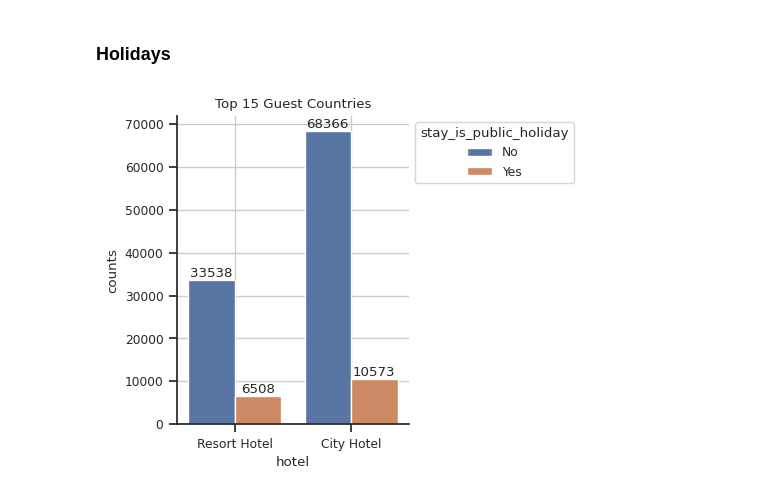
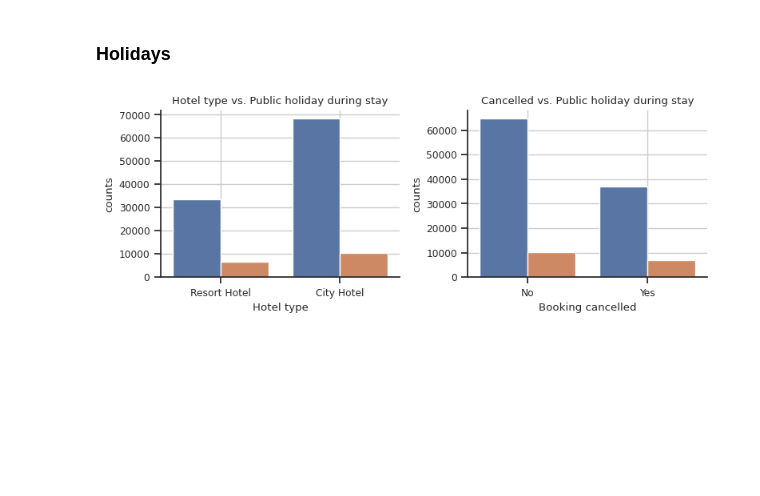
Before and after one commit to andreas-paul/hotel-demand-analysis, a Jupyter notebook: analysis.ipynb, the cells around one changed output. Cells and saved outputs as stored; diff of their text form; code cells hidden in the pictures; blank space fills up the shorter version.

```diff
--- a/analysis.ipynb
+++ b/analysis.ipynb
@@ -193,17 +171,20 @@ df['arrival_date'] = pd.to_datetime(df[['arrival_date_day_of_month',
                                         'arrival_date_month',
                                         'arrival_date_year']]
                    .astype(str).apply(' '.join, 1), format='%d %m %Y')
-df.drop(['arrival_date_year', 'arrival_date_month',
-         'arrival_date_week_number', 'arrival_date_day_of_month'], inplace=True, axis=1)
+df.drop(['arrival_date_year', 'arrival_date_week_number', 'arrival_date_day_of_month'], inplace=True, axis=1)
+
+df['arrival_date_month'] = df['arrival_date_month'].apply(lambda x: calendar.month_abbr[x])
+# Season
+# Weekend
 
 df['reservation_status_date'] = pd.to_datetime(df.reservation_status_date, format='%Y-%m-%d')
 
 df['hotel'] = np.where(df['hotel'] == 'Resort Hotel', 0, 1)
 
-df['business_customer'] = np.where(df['company'].notnull(), True, False)
+df['business_customer'] = np.where(df['company'].notnull(), 1, 0)
 df.drop('company', inplace=True, axis=1)
 
-df['agent'] = np.where(df['agent'].notnull(), True, False)
+df['agent'] = np.where(df['agent'].notnull(), 1, 0)
 df.drop(df[df.adults <= 0].index, inplace=True)
 
 df['children'] = np.where(df['children'].astype('Int64').isnull(), 0, df['children']).astype('int64')
@@ -213,6 +194,8 @@ df['country'] = np.where(df['country'].isnull(), "UNKNOWN", df['country'])
 df['total_stays'] = df['stays_in_week_nights'] + df['stays_in_weekend_nights']
 
 df['checkout_date'] = df['arrival_date'] + df['total_stays'].astype('timedelta64[D]')
+
+df['meal'] = np.where(df['meal'] == 'Undefined', 'Unknown', df['meal'])
 # %% [markdown]
 ### Add 'stay_is_public_holiday_' variable
 # %%
@@ -337,13 +365,18 @@ cancellation_vs_holiday.reset_index(inplace=True)
 cancellation_vs_holiday['is_canceled'] = np.where(cancellation_vs_holiday['is_canceled'] == 0, 'No', 'Yes')
 cancellation_vs_holiday['stay_is_public_holiday'] = np.where(cancellation_vs_holiday['stay_is_public_holiday'] == 0, 'No', 'Yes')
 # %%
-fig, ax = plt.subplots(figsize=(3,4))
-sns.barplot(x='hotel', y='counts', hue='stay_is_public_holiday', data=hotel_vs_holiday)
+fig, ax = plt.subplots(1, 2, figsize=(8,3))
+sns.barplot(ax=ax[0], x='hotel', y='counts', hue='stay_is_public_holiday', data=hotel_vs_holiday)
+sns.barplot(ax=ax[1], x='is_canceled', y='counts', hue='stay_is_public_holiday', data=cancellation_vs_holiday)
 sns.despine(left=False, bottom=False)
-ax.set_title("Top 15 Guest Countries")
-ax.grid()
-for container in ax.containers:
-    ax.bar_label(container)
+ax[0].set_title("Hotel type vs. Public holiday during stay")
+ax[0].set(xlabel="Hotel type")
+ax[1].set_title("Cancelled vs. Public holiday during stay")
+ax[1].set(xlabel="Booking cancelled")
+for ax in ax:
+    ax.legend([],[], frameon=False)
+    ax.grid()
 sns.move_legend(ax, "upper left", bbox_to_anchor=(1, 1))
+plt.tight_layout()
 # %% [output]
-[figure, old version]
+[figure, new version]
```
Also changed, not shown: parts of 21 cells of this notebook.
